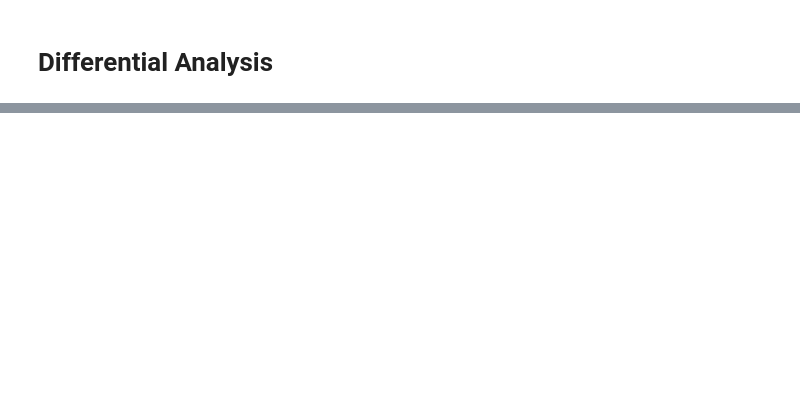
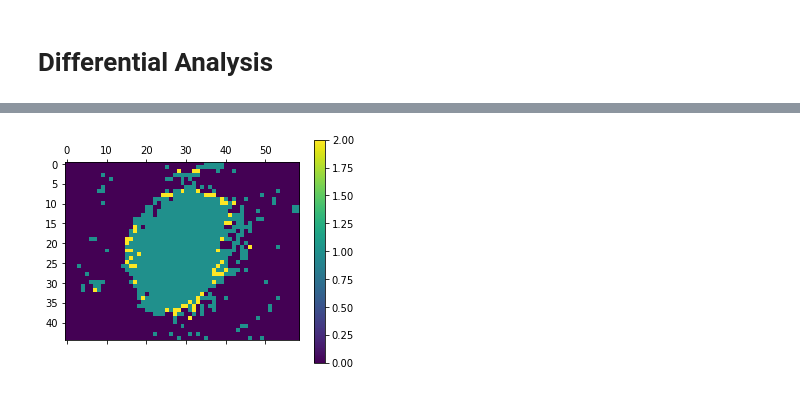
Before and after one commit to mjoppich/pIMZ, a Jupyter notebook: examples/IMZML_process.ipynb, the cells around one changed output, grey strips where cells are left out. Cells and saved outputs as stored; diff of their text form; code cells hidden in the pictures; blank space fills up the shorter version.

```diff
--- a/examples/IMZML_process.ipynb
+++ b/examples/IMZML_process.ipynb
@@ -115,3 +152,7 @@ dfobj = spec.mass_dabest(12504)
+# %%
+spec.plot_segments(highlight=10)
+# %% [output]
+[figure, added]
 # %%
 pw = ProteinWeights("protein_weights.tsv")
 # %%
```
Also changed, not shown: parts of 25 cells of this notebook, 1 other file.
